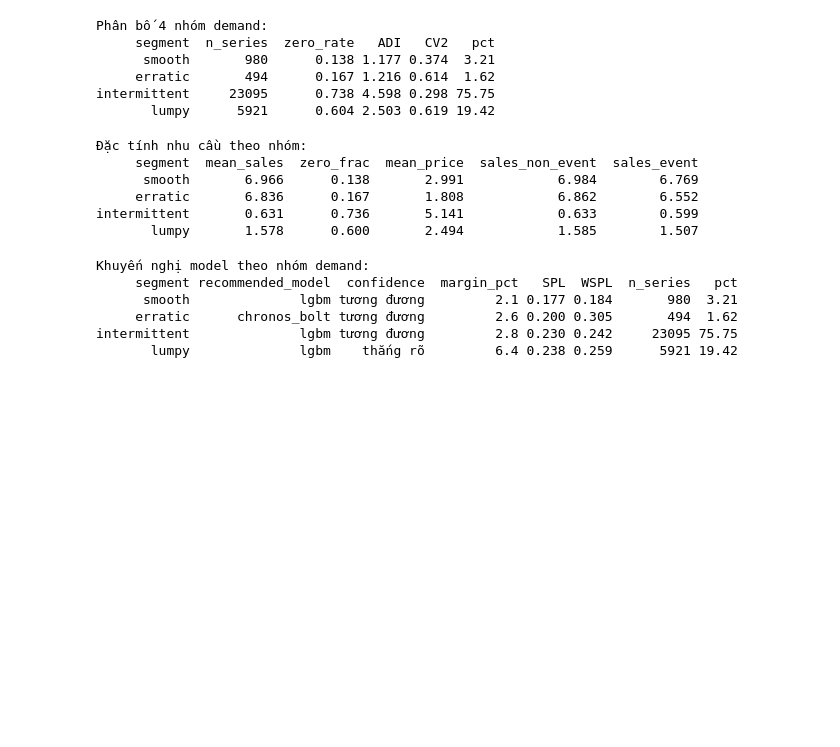
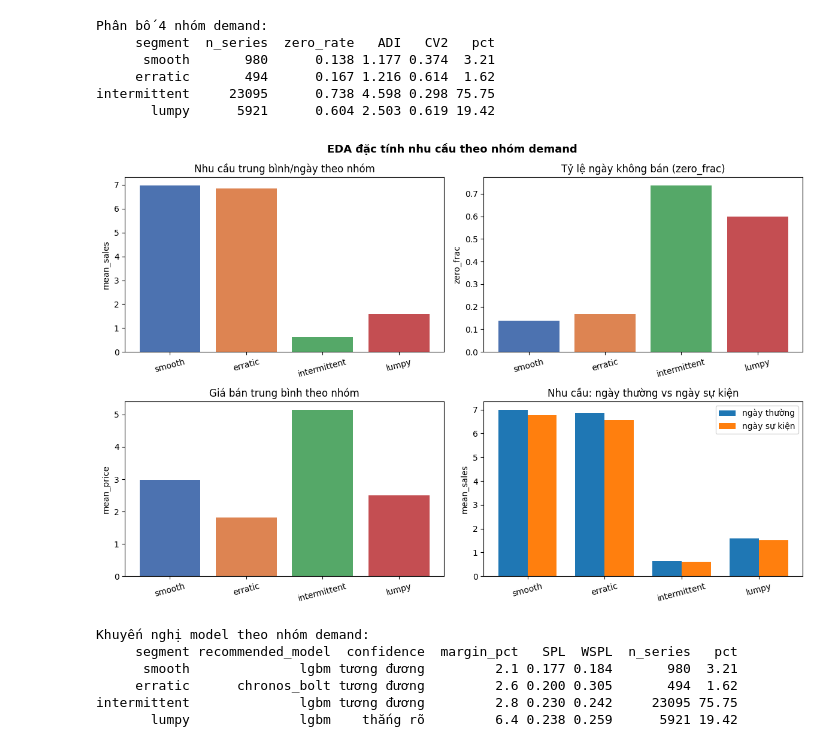
Before and after one commit to DuyKhanh162/m5-intermittent-forecasting, a Jupyter notebook: notebooks/P2.ipynb, the cells around one changed output. Saved outputs shown, nothing was run; the diff lists cells and outputs as text; code cells hidden in the pictures; blank space fills up the shorter version.

Commit message:
P2: trình bày EDA nhu cầu theo nhóm bằng biểu đồ (2x2) thay vì chỉ in bảng
Giữ nguyên tính toán demand (cell lưu output dùng lại); thêm 4 biểu đồ:
mean_sales, zero_frac, mean_price theo nhóm + so sánh nhu cầu ngày
thường vs ngày sự kiện.

Co-Authored-By: Claude Opus 4.8 (1M context) <noreply@anthropic.com>

```diff
--- a/notebooks/P2.ipynb
+++ b/notebooks/P2.ipynb
@@ -56,27 +56,49 @@ Phân bố 4 nhóm demand:
 intermittent     23095      0.738 4.598 0.298 75.75
        lumpy      5921      0.604 2.503 0.619 19.42
 # %%
-# ===== EDA nhu cầu theo nhóm (trên mẫu data_long 3.474 chuỗi) =====
+# ===== EDA nhu cầu theo nhóm (trên mẫu data_long 3.474 chuỗi) — trình bày bằng biểu đồ =====
+%matplotlib inline
 demand = (long.groupby("segment")
               .agg(mean_sales=("sales", "mean"),
                    zero_frac=("sales", lambda s: float((s == 0).mean())),
                    mean_price=("sell_price", "mean"))
               .reindex(order))
 # Nhu cầu trung bình ngày có sự kiện vs ngày thường
 ev = (long.groupby(["segment", "is_event"])["sales"].mean()
           .unstack("is_event")
           .rename(columns={0: "sales_non_event", 1: "sales_event"})
           .reindex(order))
 demand = demand.join(ev).reset_index()
-print("Đặc tính nhu cầu theo nhóm:")
-print(demand.round(3).to_string(index=False))
+
+colors = ["#4C72B0", "#DD8452", "#55A868", "#C44E52"]
+fig, axes = plt.subplots(2, 2, figsize=(12, 8))
+
+axes[0, 0].bar(demand["segment"], demand["mean_sales"], color=colors)
+axes[0, 0].set_title("Nhu cầu trung bình/ngày theo nhóm")
+axes[0, 0].set_ylabel("mean_sales")
+
+axes[0, 1].bar(demand["segment"], demand["zero_frac"], color=colors)
+axes[0, 1].set_title("Tỷ lệ ngày không bán (zero_frac)")
+axes[0, 1].set_ylabel("zero_frac")
+
+axes[1, 0].bar(demand["segment"], demand["mean_price"], color=colors)
+axes[1, 0].set_title("Giá bán trung bình theo nhóm")
+axes[1, 0].set_ylabel("mean_price")
+
+x = np.arange(len(demand)); w = 0.38
+axes[1, 1].bar(x - w / 2, demand["sales_non_event"], w, label="ngày thường")
+axes[1, 1].bar(x + w / 2, demand["sales_event"], w, label="ngày sự kiện")
+axes[1, 1].set_xticks(x); axes[1, 1].set_xticklabels(demand["segment"])
+axes[1, 1].set_title("Nhu cầu: ngày thường vs ngày sự kiện")
+axes[1, 1].set_ylabel("mean_sales"); axes[1, 1].legend()
+
+for ax in axes.flat:
+    ax.tick_params(axis="x", rotation=15)
+fig.suptitle("EDA đặc tính nhu cầu theo nhóm demand", fontsize=13, fontweight="bold")
+fig.tight_layout()
+plt.show()
 # %% [output]
-Đặc tính nhu cầu theo nhóm:
-     segment  mean_sales  zero_frac  mean_price  sales_non_event  sales_event
-      smooth       6.966      0.138       2.991            6.984        6.769
-     erratic       6.836      0.167       1.808            6.862        6.552
-intermittent       0.631      0.736       5.141            0.633        0.599
-       lumpy       1.578      0.600       2.494            1.585        1.507
+[figure, added]
 # %%
 # ===== Bước 9: Bảng khuyến nghị model theo nhóm (dựa trên kết quả P5) =====
 _need("data/outputs/metrics_by_model_segment.parquet", "cần P5 chạy xong — git pull lấy forecasts + metrics")
```
